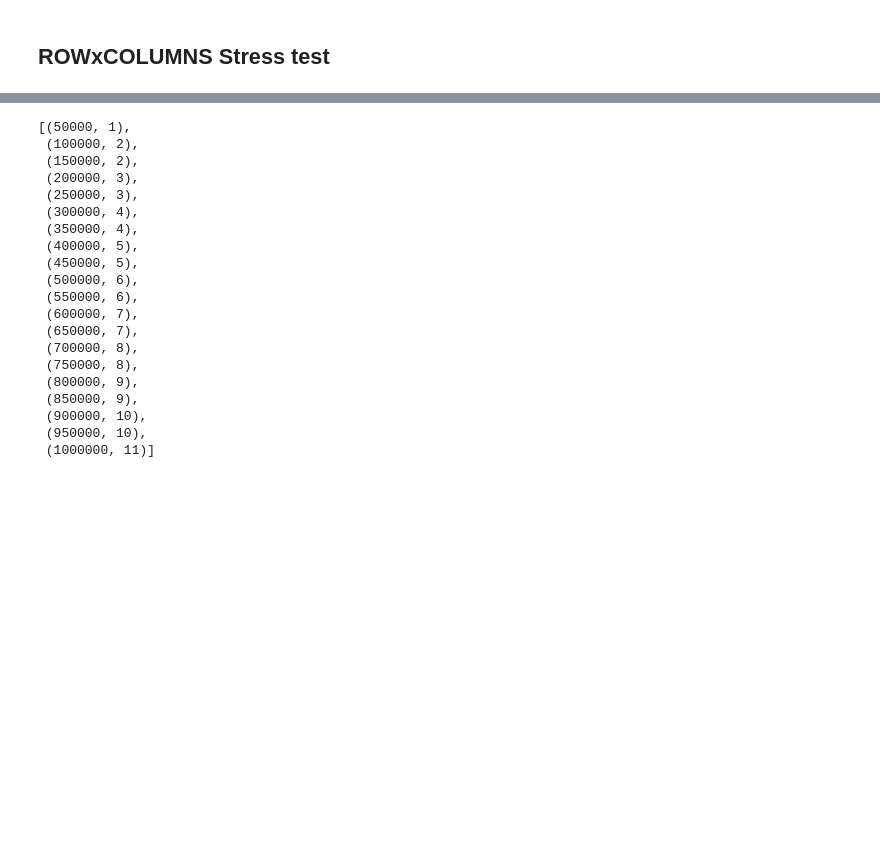
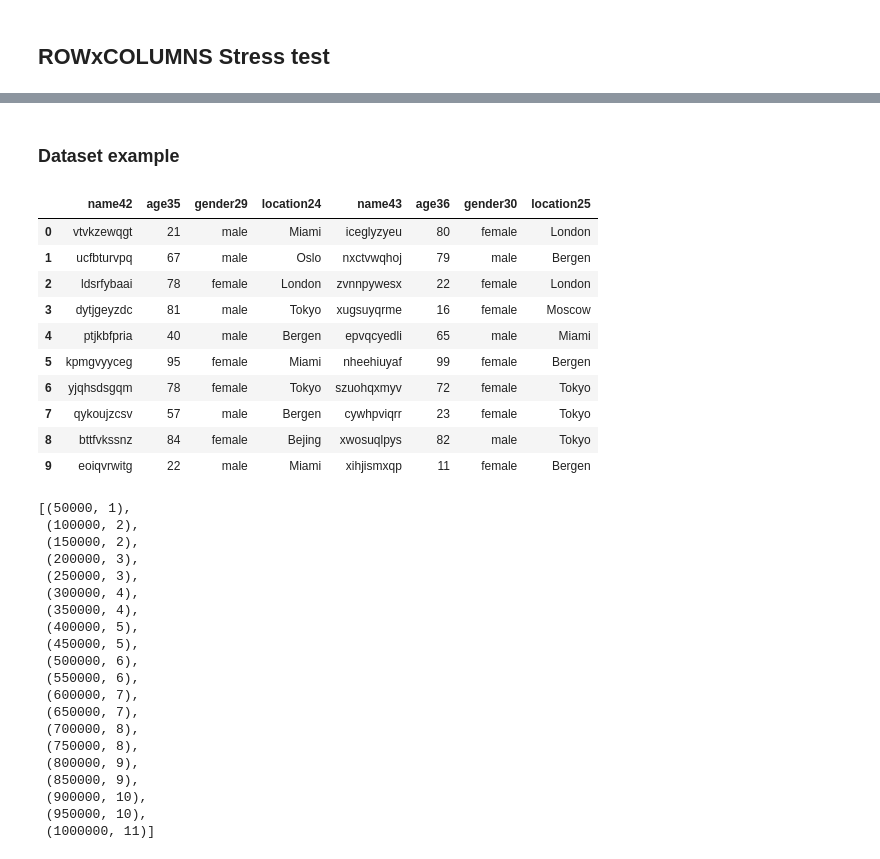
Before and after one commit to oslomet-arx-as-a-service/ARXaaS-load-testing, a Jupyter notebook: window-dataset-load-testing.ipynb, the cells around one changed output, grey strips where cells are left out. Drawn from its saved outputs; the diff is of its cells as text; code cells hidden in the pictures; blank space fills up the shorter version.

```diff
--- a/window-dataset-load-testing.ipynb
+++ b/window-dataset-load-testing.ipynb
@@ -15,3 +40,20 @@ con = AaaS("https://arxaas.nais.preprod.local", client=s)
+# %% [markdown]
+### Dataset example
+# %%
+ds = generate_dataset(10,8)
+ds.to_dataframe()
+# %% [output]
+|  | name42 | age35 | gender29 | location24 | name43 | age36 | gender30 | location25 |
+| 0 | vtvkzewqgt | 21 | male | Miami | iceglyzyeu | 80 | female | London |
+| 1 | ucfbturvpq | 67 | male | Oslo | nxctvwqhoj | 79 | male | Bergen |
+| 2 | ldsrfybaai | 78 | female | London | zvnnpywesx | 22 | female | London |
+| 3 | dytjgeyzdc | 81 | male | Tokyo | xugsuyqrme | 16 | female | Moscow |
+| 4 | ptjkbfpria | 40 | male | Bergen | epvqcyedli | 65 | male | Miami |
+| 5 | kpmgvyyceg | 95 | female | Miami | nheehiuyaf | 99 | female | Bergen |
+| 6 | yjqhsdsgqm | 78 | female | Tokyo | szuohqxmyv | 72 | female | Tokyo |
+| 7 | qykoujzcsv | 57 | male | Bergen | cywhpviqrr | 23 | female | Tokyo |
+| 8 | bttfvkssnz | 84 | female | Bejing | xwosuqlpys | 82 | male | Tokyo |
+| 9 | eoiqvrwitg | 22 | male | Miami | xihjismxqp | 11 | female | Bergen |
 # %%
 shapes = [(n, int(n*0.00001)+1) for n in range(50000, 1050000, 50000)]
 shapes
```
Also changed, not shown: parts of 12 cells of this notebook, 22 other files.
